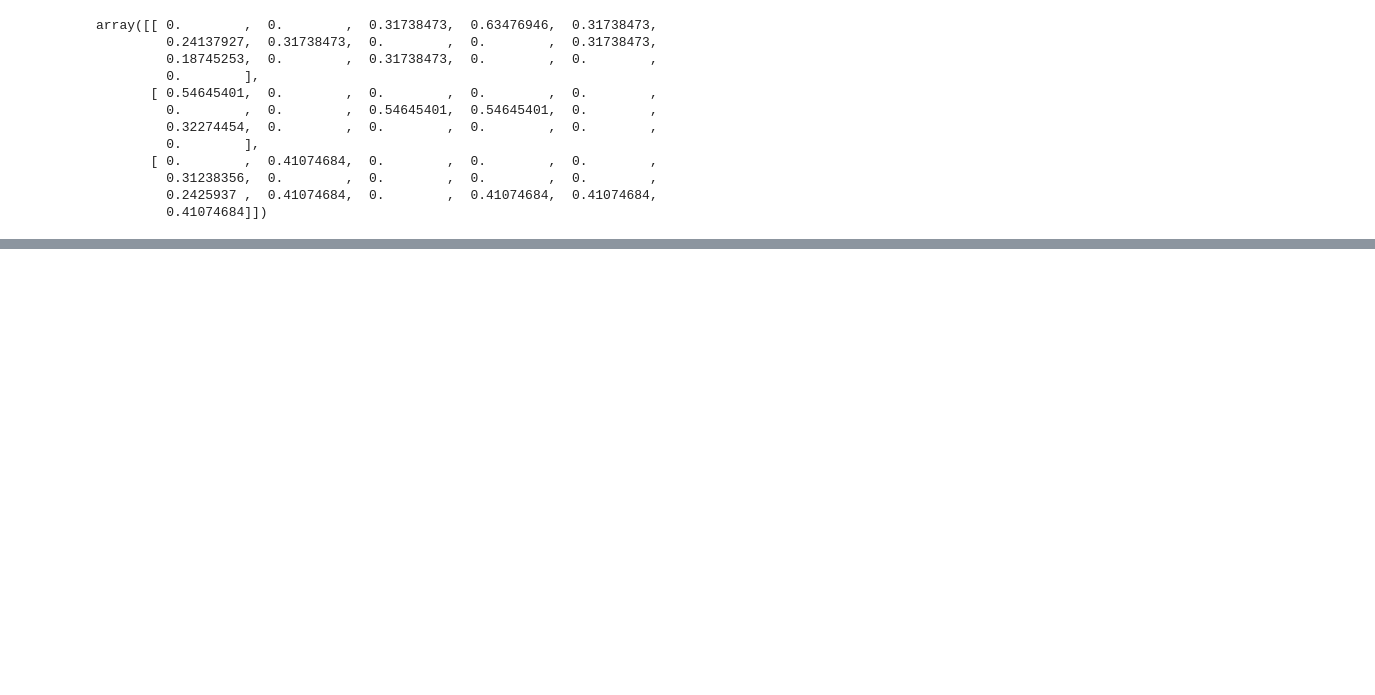
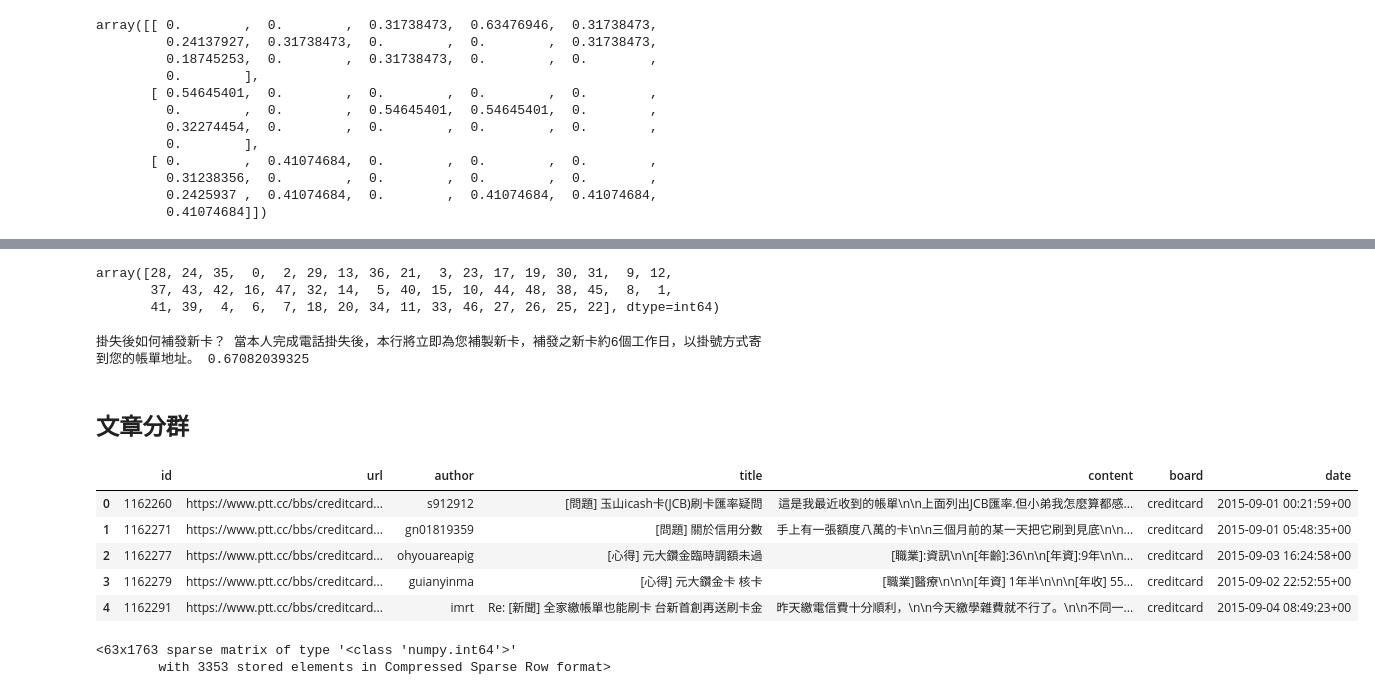
Before and after one commit to ywchiu/pyfintech, a Jupyter notebook: Demo20171109.ipynb, the cells around one changed output, grey strips where cells are left out. Cells and saved outputs as stored; diff of their text form; code cells hidden in the pictures; blank space fills up the shorter version.

```diff
--- a/Demo20171109.ipynb
+++ b/Demo20171109.ipynb
@@ -641,0 +725,27 @@ array([[ 0.        ,  0.        ,  0.31738473,  0.63476946,  0.31738473,
+# %%
+rank = cs[0].argsort()[::-1]
+rank
+# %% [output]
+array([28, 24, 35,  0,  2, 29, 13, 36, 21,  3, 23, 17, 19, 30, 31,  9, 12,
+       37, 43, 42, 16, 47, 32, 14,  5, 40, 15, 10, 44, 48, 38, 45,  8,  1,
+       41, 39,  4,  6,  7, 18, 20, 34, 11, 33, 46, 27, 26, 25, 22], dtype=int64)
+# %%
+import numpy as np
+nq = np.array(questions)
+for e in rank[0:1]:
+    print(questions[e], qa_dic.get(questions[e]), cs[0][e])
+# %% [output]
+掛失後如何補發新卡？ 當本人完成電話掛失後，本行將立即為您補製新卡，補發之新卡約6個工作日，以掛號方式寄到您的帳單地址。 0.67082039325
+# %% [markdown]
+## 文章分群
+# %%
+import pandas
+df  = pandas.read_csv('https://raw.githubusercontent.com/ywchiu/pyfintech/master/data/creditcard.csv', index_col=0)
+df.head()
+# %% [output]
+|  | id | url | author | title | content | board | date |
+| 0 | 1162260 | https://www.ptt.cc/bbs/creditcard... | s912912 | [問題] 玉山icash卡(JCB)刷卡匯率疑問 | 這是我最近收到的帳單\n\n上面列出JCB匯率.但小弟我怎麼算都感... | creditcard | 2015-09-01 00:21:59+00 |
+| 1 | 1162271 | https://www.ptt.cc/bbs/creditcard... | gn01819359 | [問題] 關於信用分數 | 手上有一張額度八萬的卡\n\n三個月前的某一天把它刷到見底\n\n... | creditcard | 2015-09-01 05:48:35+00 |
+| 2 | 1162277 | https://www.ptt.cc/bbs/creditcard... | ohyouareapig | [心得] 元大鑽金臨時調額未過 | [職業]:資訊\n\n[年齡]:36\n\n[年資]:9年\n\n... | creditcard | 2015-09-03 16:24:58+00 |
+| 3 | 1162279 | https://www.ptt.cc/bbs/creditcard... | guianyinma | [心得] 元大鑽金卡 核卡 | [職業]醫療\n\n\n[年資] 1年半\n\n\n[年收] 55... | creditcard | 2015-09-02 22:52:55+00 |
+| 4 | 1162291 | https://www.ptt.cc/bbs/creditcard... | imrt | Re: [新聞] 全家繳帳單也能刷卡 台新首創再送刷卡金 | 昨天繳電信費十分順利，\n\n今天繳學雜費就不行了。\n\n不同一... | creditcard | 2015-09-04 08:49:23+00 |
@@ -641,0 +767,5 @@ array([[ 0.        ,  0.        ,  0.31738473,  0.63476946,  0.31738473,
+# %%
+X
+# %% [output]
+<63x1763 sparse matrix of type '<class 'numpy.int64'>'
+        with 3353 stored elements in Compressed Sparse Row format>
```
Also changed, not shown: parts of 29 cells of this notebook.
